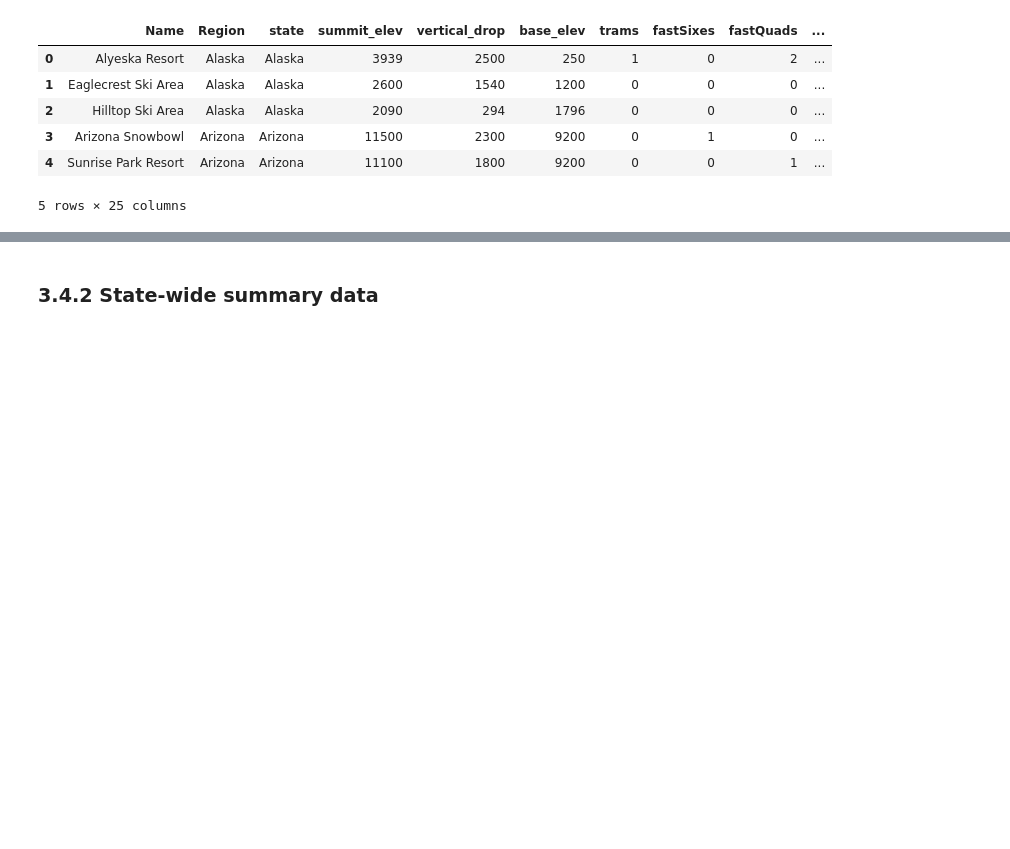
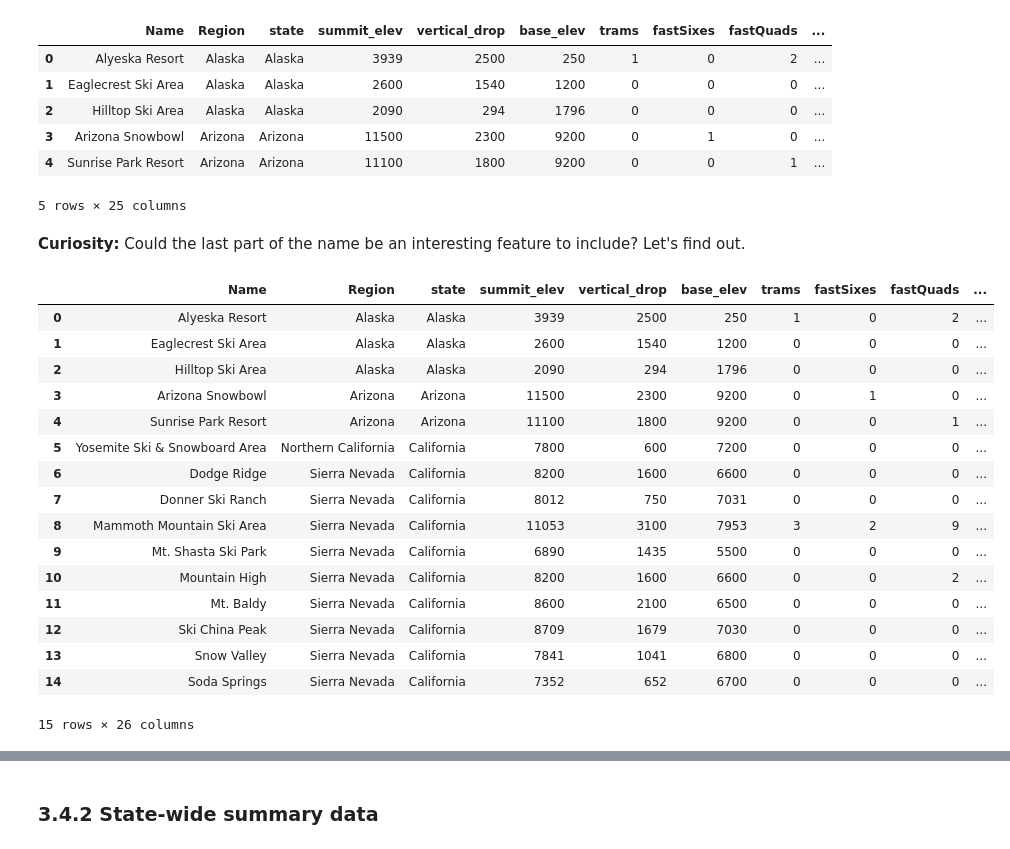
Before and after one commit to jroback/DataScienceGuidedCapstone, a Jupyter notebook: Notebooks/03_exploratory_data_analysis.ipynb, the cells around one changed output, grey strips where cells are left out. Drawn from its saved outputs; the diff is of its cells as text; code cells hidden in the pictures; blank space fills up the shorter version.

```diff
--- a/Notebooks/03_exploratory_data_analysis.ipynb
+++ b/Notebooks/03_exploratory_data_analysis.ipynb
@@ -85,3 +85,5 @@ ski_data.head()
 | 3 | Arizona Snowbowl | Arizona | Arizona | 11500 | 2300 | 9200 | 0 | 1 | 0 | ... |
 | 4 | Sunrise Park Resort | Arizona | Arizona | 11100 | 1800 | 9200 | 0 | 0 | 1 | ... |
 5 rows × 25 columns
+# %% [markdown]
+**Curiosity:** Could the last part of the name be an interesting feature to include? Let's find out.
@@ -87,0 +92,20 @@ ski_data.head()
+# %%
+ski_data.head(15)
+# %% [output]
+|  | Name | Region | state | summit_elev | vertical_drop | base_elev | trams | fastSixes | fastQuads | ... |
+| 0 | Alyeska Resort | Alaska | Alaska | 3939 | 2500 | 250 | 1 | 0 | 2 | ... |
+| 1 | Eaglecrest Ski Area | Alaska | Alaska | 2600 | 1540 | 1200 | 0 | 0 | 0 | ... |
+| 2 | Hilltop Ski Area | Alaska | Alaska | 2090 | 294 | 1796 | 0 | 0 | 0 | ... |
+| 3 | Arizona Snowbowl | Arizona | Arizona | 11500 | 2300 | 9200 | 0 | 1 | 0 | ... |
+| 4 | Sunrise Park Resort | Arizona | Arizona | 11100 | 1800 | 9200 | 0 | 0 | 1 | ... |
+| 5 | Yosemite Ski & Snowboard Area | Northern California | California | 7800 | 600 | 7200 | 0 | 0 | 0 | ... |
+| 6 | Dodge Ridge | Sierra Nevada | California | 8200 | 1600 | 6600 | 0 | 0 | 0 | ... |
+| 7 | Donner Ski Ranch | Sierra Nevada | California | 8012 | 750 | 7031 | 0 | 0 | 0 | ... |
+| 8 | Mammoth Mountain Ski Area | Sierra Nevada | California | 11053 | 3100 | 7953 | 3 | 2 | 9 | ... |
+| 9 | Mt. Shasta Ski Park | Sierra Nevada | California | 6890 | 1435 | 5500 | 0 | 0 | 0 | ... |
+| 10 | Mountain High | Sierra Nevada | California | 8200 | 1600 | 6600 | 0 | 0 | 2 | ... |
+| 11 | Mt. Baldy | Sierra Nevada | California | 8600 | 2100 | 6500 | 0 | 0 | 0 | ... |
+| 12 | Ski China Peak | Sierra Nevada | California | 8709 | 1679 | 7030 | 0 | 0 | 0 | ... |
+| 13 | Snow Valley | Sierra Nevada | California | 7841 | 1041 | 6800 | 0 | 0 | 0 | ... |
+| 14 | Soda Springs | Sierra Nevada | California | 7352 | 652 | 6700 | 0 | 0 | 0 | ... |
+15 rows × 26 columns
```
Also changed, not shown: parts of 5 cells of this notebook.
